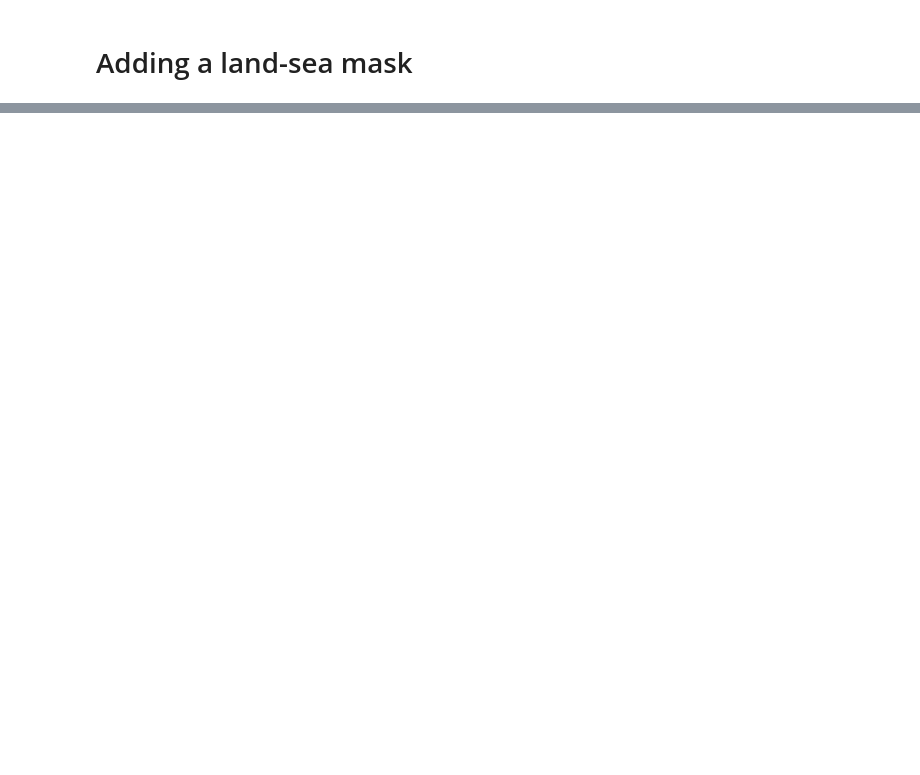
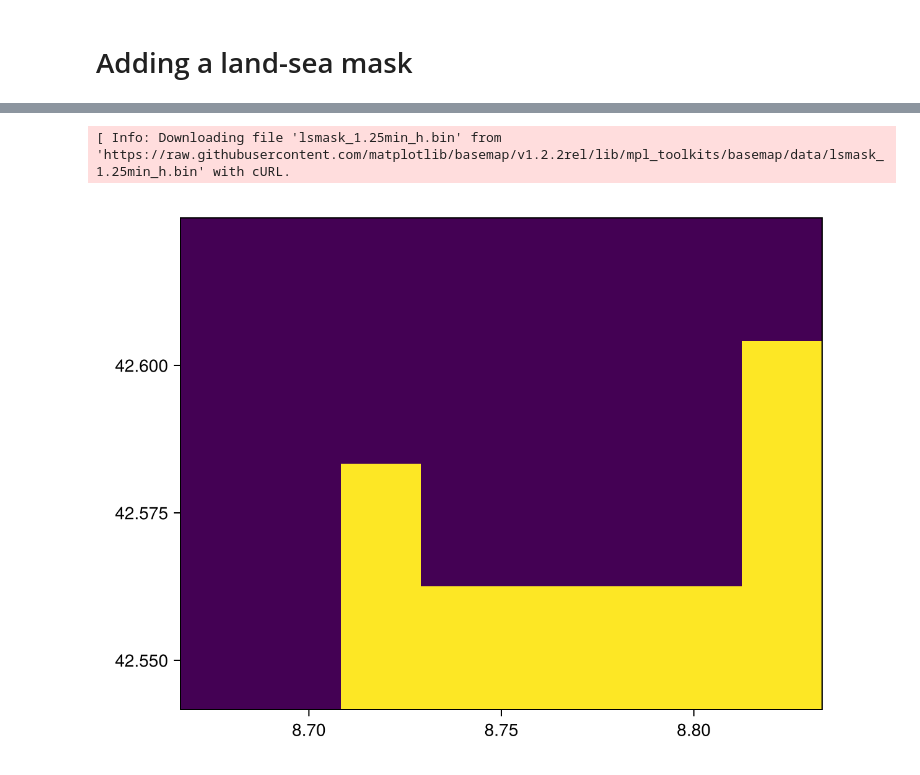
Before and after one commit to ctroupin/maps-with-makie, a Jupyter notebook: src/makie_landsea_mask.ipynb, the cells around one changed output, grey strips where cells are left out. Saved outputs shown, nothing was run; the diff lists cells and outputs as text; code cells hidden in the pictures; blank space fills up the shorter version.

```diff
--- a/src/makie_landsea_mask.ipynb
+++ b/src/makie_landsea_mask.ipynb
@@ -45,0 +81,7 @@ LoadError: Failed to find path for package Zstd_jll
+# %%
+lon, lat, data = GeoDatasets.landseamask(; resolution = 'h', grid = 1.25)
+lon_mask, lat_mask, mask = subset_mask(lon, lat, data, domain)
+plot_mask(lon_mask, lat_mask, mask)
+# %% [output]
+[ Info: Downloading file 'lsmask_1.25min_h.bin' from 'https://raw.githubusercontent.com/matplotlib/basemap/v1.2.2rel/lib/mpl_toolkits/basemap/data/lsmask_1.25min_h.bin' with cURL.
+[figure, added]
```
Also changed, not shown: parts of 14 cells of this notebook, 1 other file.
